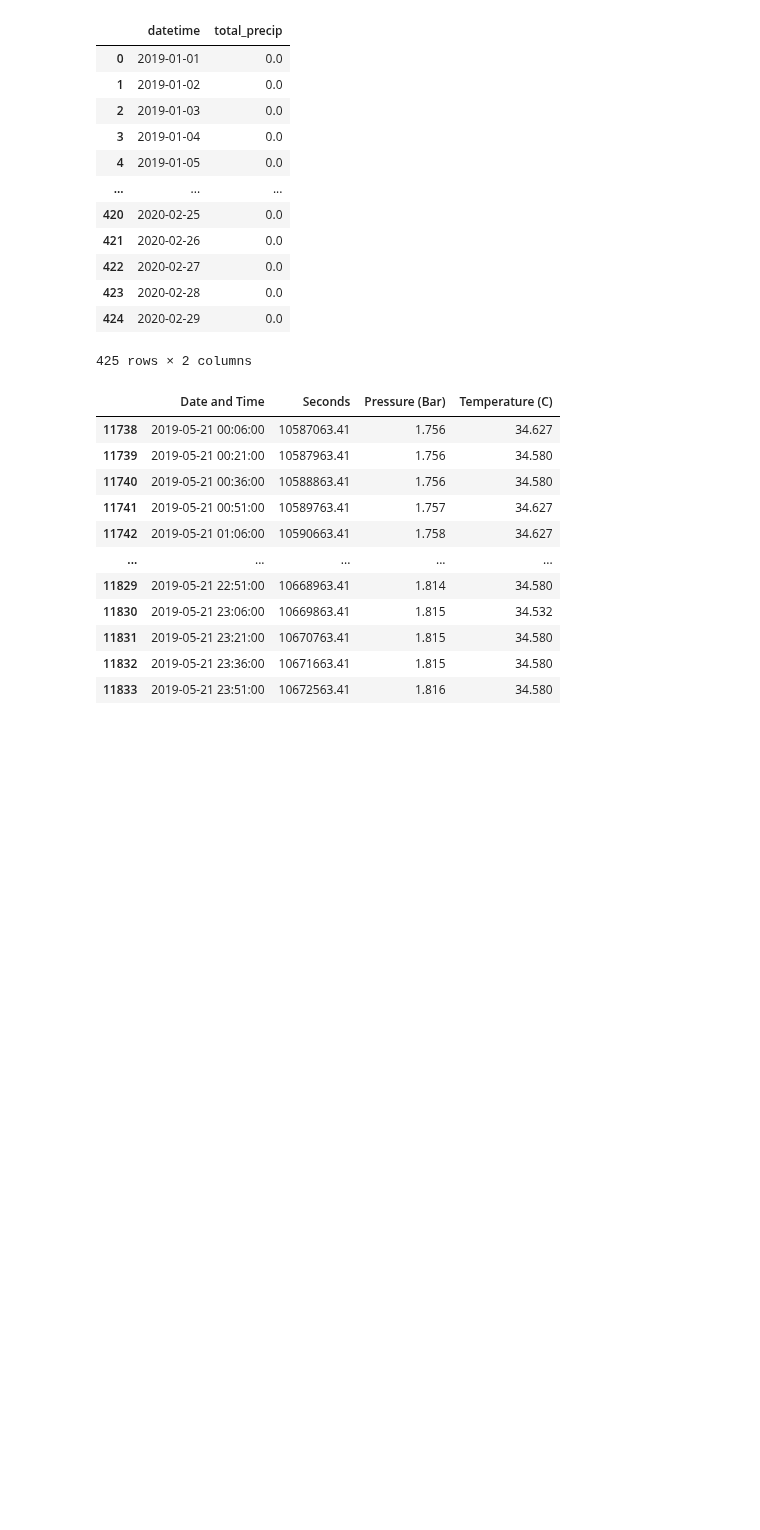
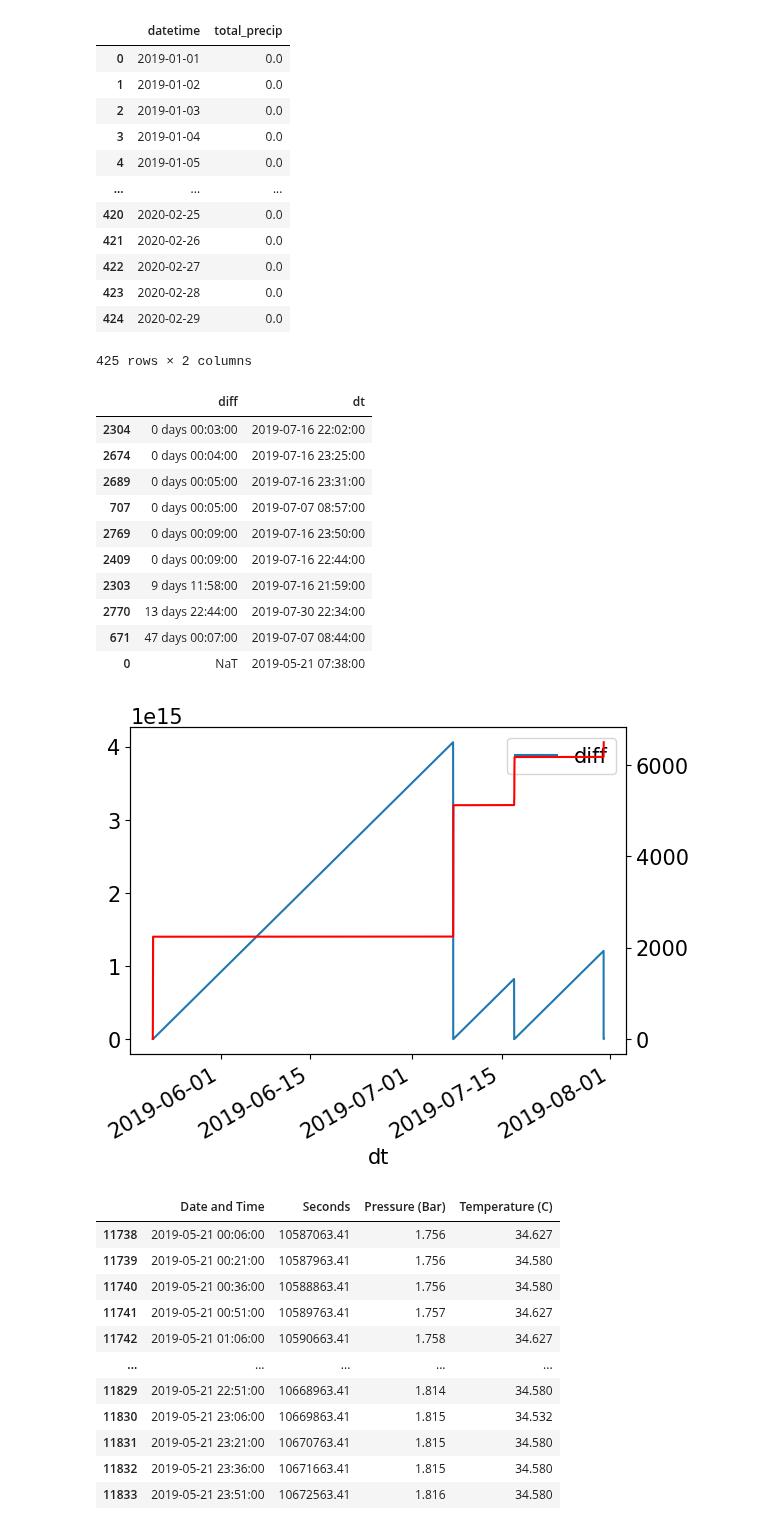
Before and after one commit to SerpRateAI/tensilePaper, a Jupyter notebook: fig6.ipynb, the cells around one changed output. Saved outputs shown, nothing was run; the diff lists cells and outputs as text; code cells hidden in the pictures; blank space fills up the shorter version.

```diff
--- a/fig6.ipynb
+++ b/fig6.ipynb
@@ -64,3 +68,25 @@ precipitation
+# %%
+start_times = pd.DataFrame()
+start_times['diff'] = ba1a_breakouts.ot_dt.diff()
+start_times['dt'] = ba1a_breakouts.ot_dt
+fig, ax = plt.subplots()
+start_times.set_index('dt').plot(ax=ax)
+ax2 = ax.twinx()
+ba1a_breakouts.set_index('ot_dt').cumulative_events.plot(ax=ax2, color='red')
+start_times.sort_values('diff').tail(10)
+# %% [output]
+|  | diff | dt |
+| 2304 | 0 days 00:03:00 | 2019-07-16 22:02:00 |
+| 2674 | 0 days 00:04:00 | 2019-07-16 23:25:00 |
+| 2689 | 0 days 00:05:00 | 2019-07-16 23:31:00 |
+| 707 | 0 days 00:05:00 | 2019-07-07 08:57:00 |
+| 2769 | 0 days 00:09:00 | 2019-07-16 23:50:00 |
+| 2409 | 0 days 00:09:00 | 2019-07-16 22:44:00 |
+| 2303 | 9 days 11:58:00 | 2019-07-16 21:59:00 |
+| 2770 | 13 days 22:44:00 | 2019-07-30 22:34:00 |
+| 671 | 47 days 00:07:00 | 2019-07-07 08:44:00 |
+| 0 | NaT | 2019-05-21 07:38:00 |
+[figure, added]
 # %%
 ba1d_otherpt[ba1d_otherpt['Date and Time'].between(pd.to_datetime('05-21-2019'), pd.to_datetime('05-22-2019'))]
 # %% [output]
```
Also changed, not shown: parts of 2 cells of this notebook, 6 other files.
